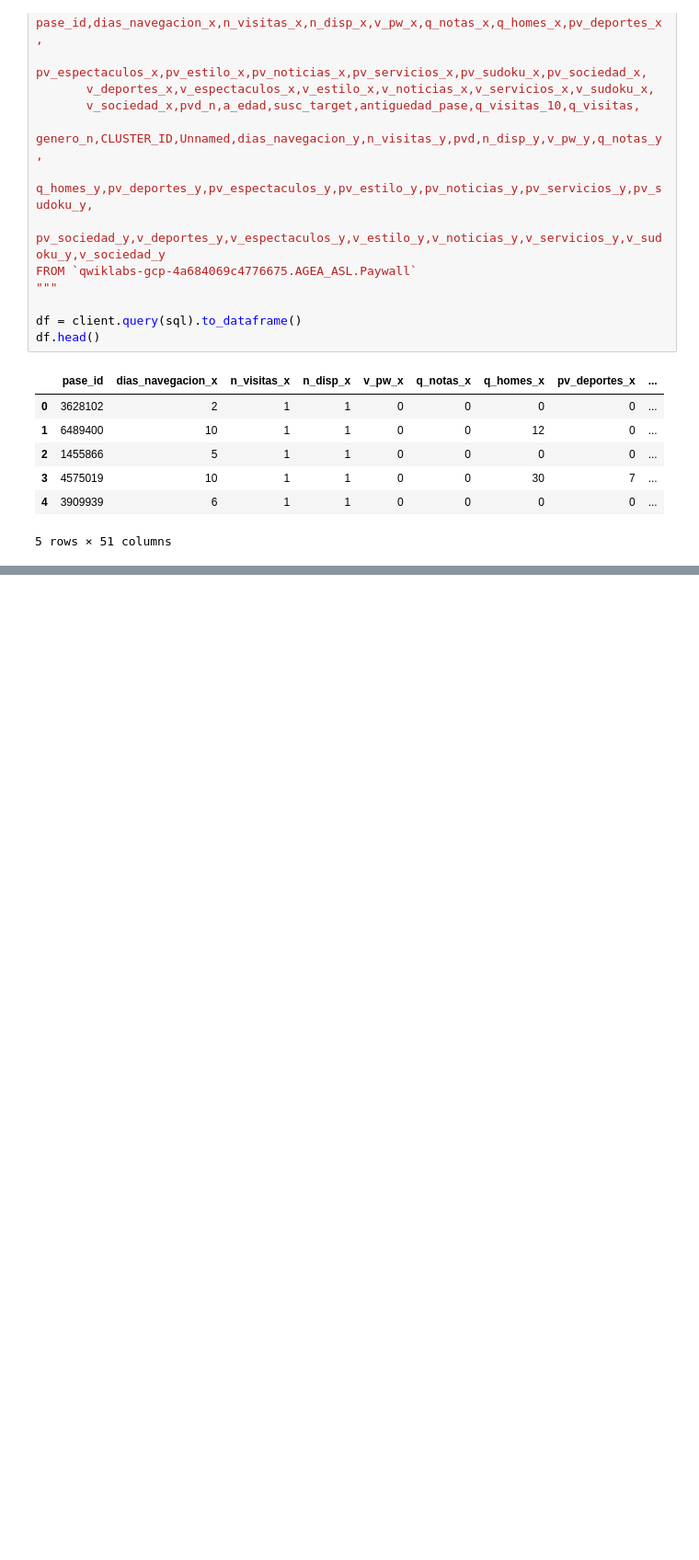
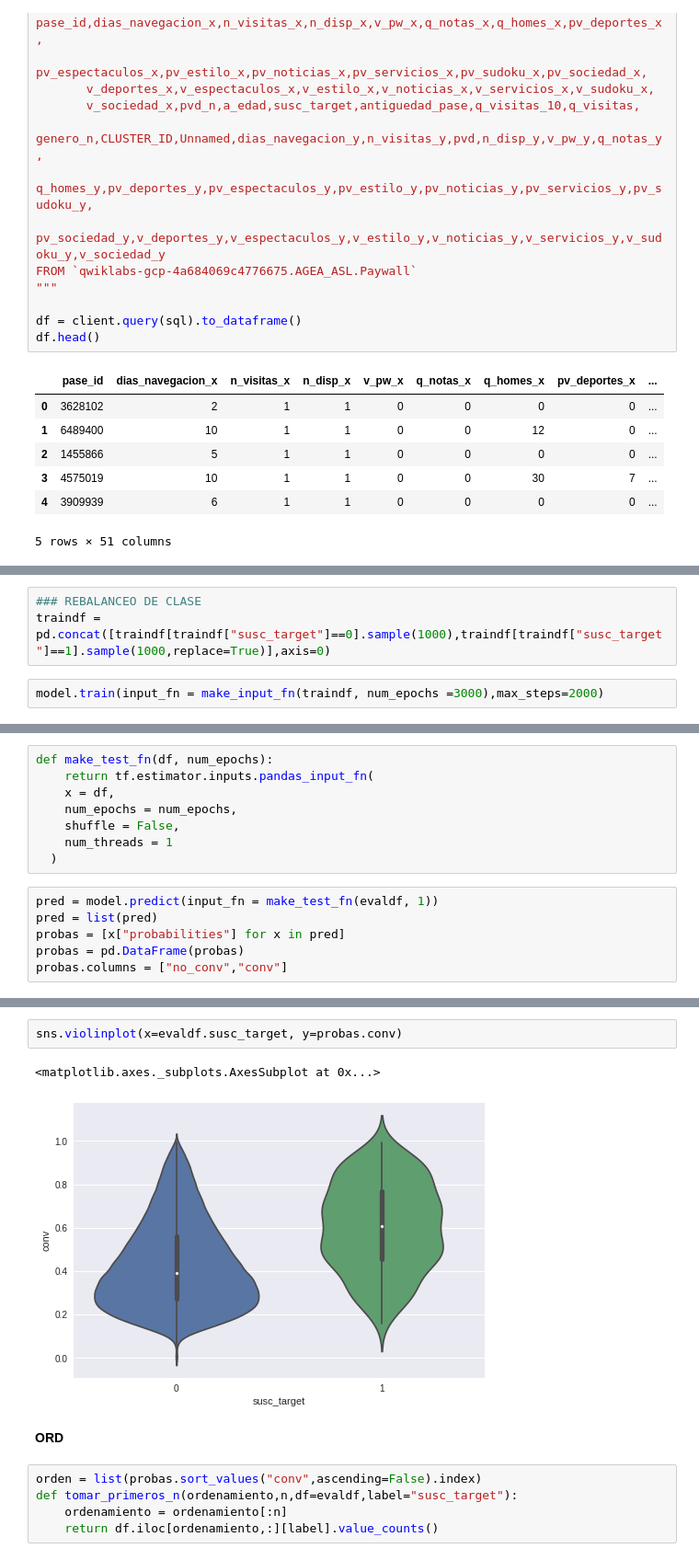
Before and after one commit to marianoogimenez/google-asl-project, a Jupyter notebook: Paywall.ipynb, the cells around one changed output, grey strips where cells are left out. Shown at 92% size. Cells and saved outputs as stored; diff of their text form; blank space fills up the shorter version.

```diff
--- a/Paywall.ipynb
+++ b/Paywall.ipynb
@@ -56,0 +142,5 @@ df = df.drop(["pase_id","pvd_n","n_visitas_x","n_visitas_y",'Unnamed"],axis = 1)
+# %%
+### REBALANCEO DE CLASE
+traindf = pd.concat([traindf[traindf["susc_target"]==0].sample(1000),traindf[traindf["susc_target"]==1].sample(1000,replace=True)],axis=0)
+# %%
+model.train(input_fn = make_input_fn(traindf, num_epochs =3000),max_steps=2000)
@@ -56,0 +207,14 @@ df = df.drop(["pase_id","pvd_n","n_visitas_x","n_visitas_y",'Unnamed"],axis = 1)
+# %%
+def make_test_fn(df, num_epochs):
+    return tf.estimator.inputs.pandas_input_fn(
+    x = df,
+    num_epochs = num_epochs,
+    shuffle = False,
+    num_threads = 1
+  )
+# %%
+pred = model.predict(input_fn = make_test_fn(evaldf, 1))
+pred = list(pred)
+probas = [x["probabilities"] for x in pred]
+probas = pd.DataFrame(probas)
+probas.columns = ["no_conv","conv"]
@@ -56,0 +237,12 @@ df = df.drop(["pase_id","pvd_n","n_visitas_x","n_visitas_y",'Unnamed"],axis = 1)
+# %%
+sns.violinplot(x=evaldf.susc_target, y=probas.conv)
+# %% [output]
+<matplotlib.axes._subplots.AxesSubplot at 0x...>
+[figure, added]
+# %% [markdown]
+**ORD**
+# %%
+orden = list(probas.sort_values("conv",ascending=False).index)
+def tomar_primeros_n(ordenamiento,n,df=evaldf,label="susc_target"):
+    ordenamiento = ordenamiento[:n]
+    return df.iloc[ordenamiento,:][label].value_counts()
```
Also changed, not shown: parts of 21 cells of this notebook.
